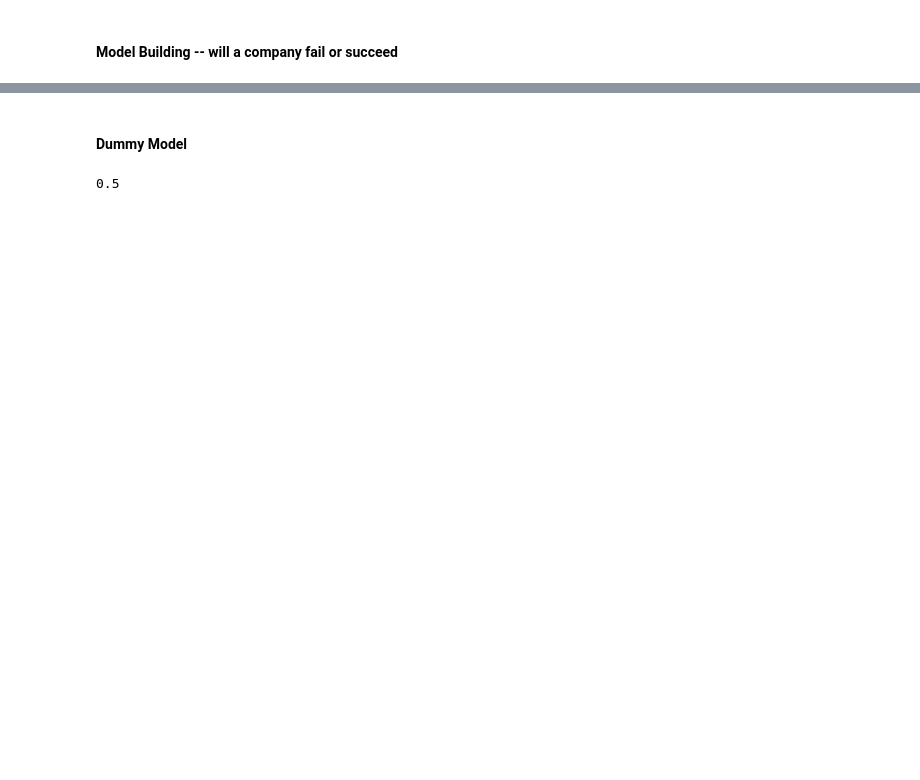
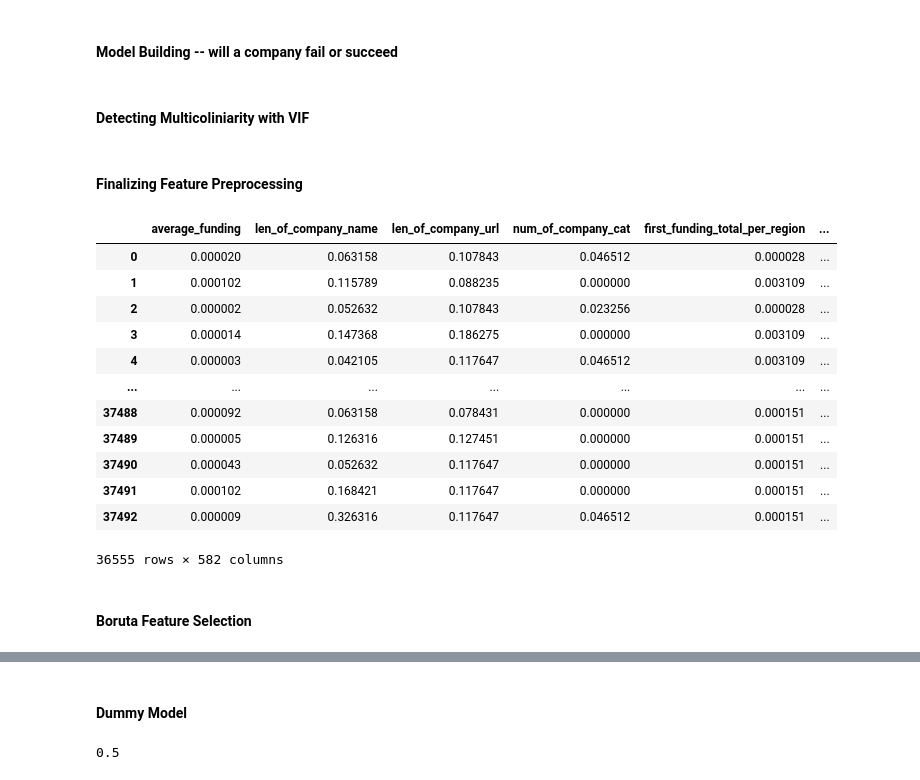
Before and after one commit to wmcfarlan/startup_success, a Jupyter notebook: src/ML.ipynb, the cells around one changed output, grey strips where cells are left out. Cells and saved outputs as stored; diff of their text form; code cells hidden in the pictures; blank space fills up the shorter version.

```diff
--- a/src/ML.ipynb
+++ b/src/ML.ipynb
@@ -66,6 +67,8 @@ y = df.status
 X = df.drop(['status', 'category_list', 'funding_total_usd', 'state_code', 'region',
             'city', 'funding_rounds', 'founded_at', 'first_funding_at', 'last_funding_at',
             'first_last_funding', 'unique_industry_names_in_city', 'zip', 'lat', 'long', 'ratio_fail_by_region'], axis=1)
+# %% [markdown]
+#### Detecting Multicoliniarity with VIF
 # %%
 # VIF_selection = df.drop(['category_list', 'state_code', 'region', 'city', 'status', 'funding_total_usd'], axis=1)
 
@@ -89,4 +92,6 @@ def calculate_vif_(X, thresh=5.0):
     return X.iloc[:, variables]
 
 calculate_vif_(X)
+# %% [markdown]
+#### Finalizing Feature Preprocessing
 # %%
@@ -103,0 +109,31 @@ y = y.map({'succeed': 1, 'fail': 0})
+# %%
+# outlier detection
+outlier_detection = EllipticEnvelope(contamination=0.025,
+                          random_state=1)
+
+outlier_prediction = outlier_detection.fit_predict(X)
+
+
+# outliers and inliers
+outlier_index = np.where(outlier_prediction == -1)
+outlier_values = X.iloc[outlier_index]
+
+inlier_index = np.where(outlier_prediction == 1)
+inlier_values = X.iloc[inlier_index]
+
+# recreate X with only inlier values
+X = pd.DataFrame(inlier_values, columns=X_cols)
+# %% [output]
+|  | average_funding | len_of_company_name | len_of_company_url | num_of_company_cat | first_funding_total_per_region | ... |
+| 0 | 0.000020 | 0.063158 | 0.107843 | 0.046512 | 0.000028 | ... |
+| 1 | 0.000102 | 0.115789 | 0.088235 | 0.000000 | 0.003109 | ... |
+| 2 | 0.000002 | 0.052632 | 0.107843 | 0.023256 | 0.000028 | ... |
+| 3 | 0.000014 | 0.147368 | 0.186275 | 0.000000 | 0.003109 | ... |
+| 4 | 0.000003 | 0.042105 | 0.117647 | 0.046512 | 0.003109 | ... |
+| ... | ... | ... | ... | ... | ... | ... |
+| 37488 | 0.000092 | 0.063158 | 0.078431 | 0.000000 | 0.000151 | ... |
+| 37489 | 0.000005 | 0.126316 | 0.127451 | 0.000000 | 0.000151 | ... |
+| 37490 | 0.000043 | 0.052632 | 0.117647 | 0.000000 | 0.000151 | ... |
+| 37491 | 0.000102 | 0.168421 | 0.117647 | 0.000000 | 0.000151 | ... |
+| 37492 | 0.000009 | 0.326316 | 0.117647 | 0.046512 | 0.000151 | ... |
+36555 rows × 582 columns
@@ -104,3 +150,5 @@ y = y.map({'succeed': 1, 'fail': 0})
+# %% [markdown]
+#### Boruta Feature Selection
 # %%
 rf = RandomForestClassifier(n_jobs=-1, class_weight='balanced', max_depth=5)
 boruta = BorutaPy(rf, n_estimators='auto', random_state=4242, max_iter= 50, perc=90)
```
Also changed, not shown: parts of 21 cells of this notebook, 7 other files.
